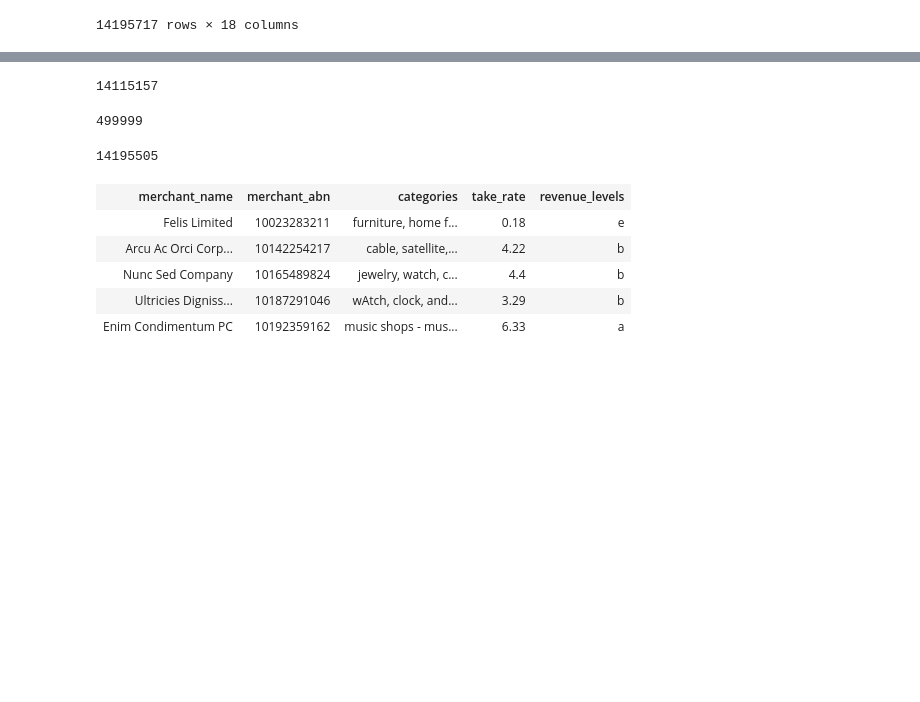
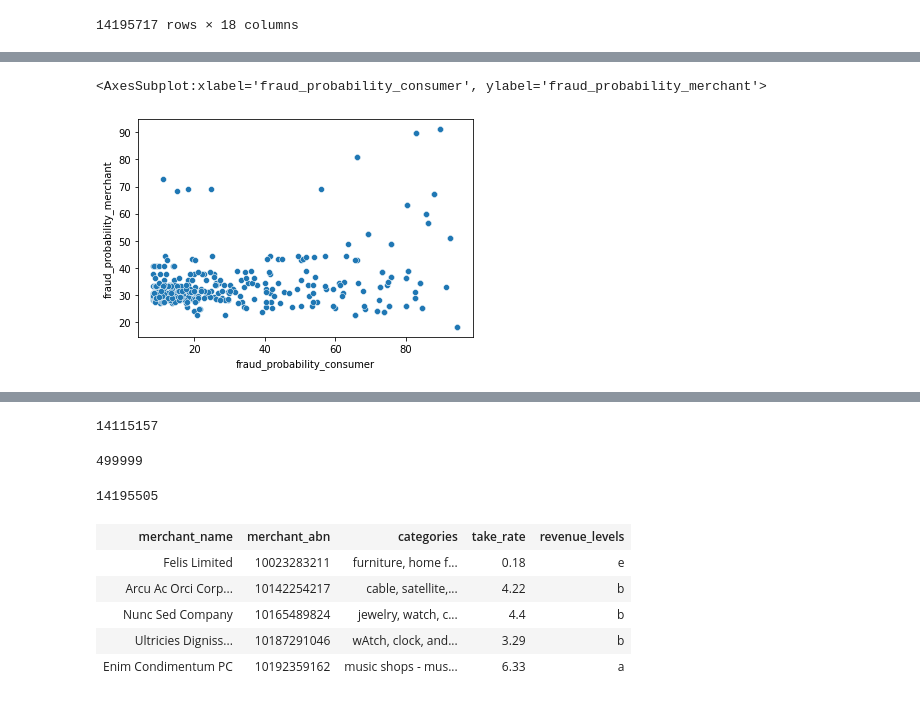
Before and after one commit to MAST30034-Applied-Data-Science/generic-buy-now-pay-later-project-group-10-bnpl, a Jupyter notebook: notebooks/Part4.ipynb, the cells around one changed output, grey strips where cells are left out. Saved outputs shown, nothing was run; the diff lists cells and outputs as text; code cells hidden in the pictures; blank space fills up the shorter version.

```diff
--- a/notebooks/Part4.ipynb
+++ b/notebooks/Part4.ipynb
@@ -180,0 +228,5 @@ fj_with_fraud = pd.read_parquet('../data/curated/fj_consumer_merchant_fraud.parq
+# %%
+sns.scatterplot(fj_fraud_prob.fraud_probability_consumer, fj_fraud_prob.fraud_probability_merchant)
+# %% [output]
+<AxesSubplot:xlabel='fraud_probability_consumer', ylabel='fraud_probability_merchant'>
+[figure, added]
```
Also changed, not shown: parts of 15 cells of this notebook.
